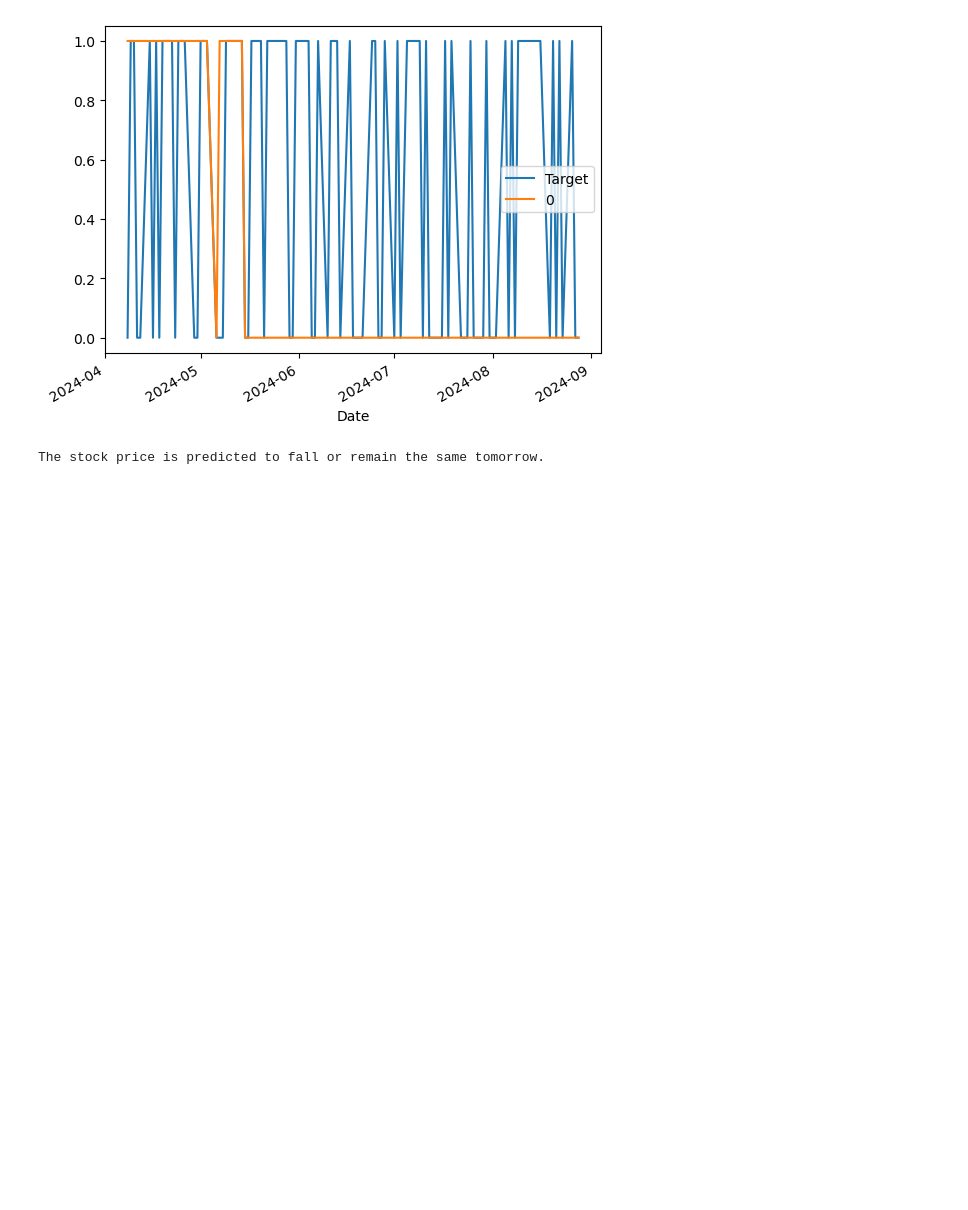
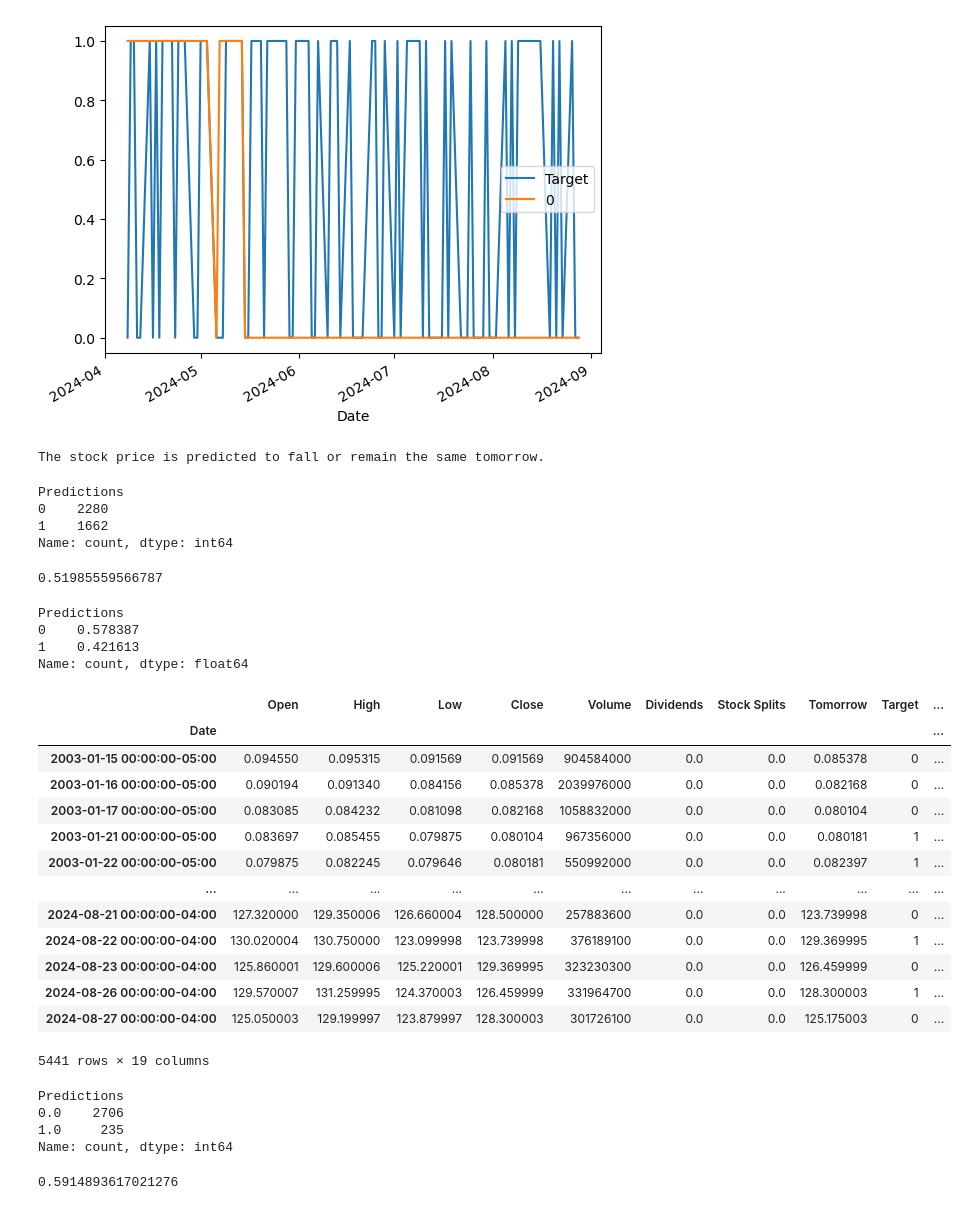
Before and after one commit to ANUPRANAY/Stock-Price-Prediction-Final-Project, a Jupyter notebook: NVDA_Stock_Prediction.ipynb, the cells around one changed output. Saved outputs shown, nothing was run; the diff lists cells and outputs as text; code cells hidden in the pictures; blank space fills up the shorter version.

Commit message:
Updated code with rolling averages

```diff
--- a/NVDA_Stock_Prediction.ipynb
+++ b/NVDA_Stock_Prediction.ipynb
@@ -153,0 +173,48 @@ The stock price is predicted to fall or remain the same tomorrow.
+# %%
+predictions["Predictions"].value_counts()
+# %% [output]
+Predictions
+0    2280
+1    1662
+Name: count, dtype: int64
+# %%
+precision_score(predictions["Target"], predictions["Predictions"])
+# %% [output]
+0.51985559566787
+# %%
+predictions["Predictions"].value_counts() / predictions.shape[0]
+# %% [output]
+Predictions
+0    0.578387
+1    0.421613
+Name: count, dtype: float64
+# %%
+horizons = [2, 5, 60, 250, 1000]
+new_predictors = []
+
+for horizon in horizons:
+    rolling_averages = nvda_data.rolling(horizon).mean()
+    ratio_column = f"Close_Ratio_{horizon}"
+    nvda_data[ratio_column] = nvda_data["Close"] / rolling_averages["Close"]
+    trend_column = f"Trend_{horizon}"
+    nvda_data[trend_column] = nvda_data.shift(1).rolling(horizon).sum()["Target"]
+    new_predictors += [ratio_column, trend_column]
+# %%
+nvda_data = nvda_data.dropna()
+# %%
+nvda_data
+# %% [output]
+|  | Open | High | Low | Close | Volume | Dividends | Stock Splits | Tomorrow | Target | ... |
+| Date |  |  |  |  |  |  |  |  |  | ... |
+| 2003-01-15 00:00:00-05:00 | 0.094550 | 0.095315 | 0.091569 | 0.091569 | 904584000 | 0.0 | 0.0 | 0.085378 | 0 | ... |
+| 2003-01-16 00:00:00-05:00 | 0.090194 | 0.091340 | 0.084156 | 0.085378 | 2039976000 | 0.0 | 0.0 | 0.082168 | 0 | ... |
+| 2003-01-17 00:00:00-05:00 | 0.083085 | 0.084232 | 0.081098 | 0.082168 | 1058832000 | 0.0 | 0.0 | 0.080104 | 0 | ... |
+| 2003-01-21 00:00:00-05:00 | 0.083697 | 0.085455 | 0.079875 | 0.080104 | 967356000 | 0.0 | 0.0 | 0.080181 | 1 | ... |
+| 2003-01-22 00:00:00-05:00 | 0.079875 | 0.082245 | 0.079646 | 0.080181 | 550992000 | 0.0 | 0.0 | 0.082397 | 1 | ... |
+| ... | ... | ... | ... | ... | ... | ... | ... | ... | ... | ... |
+| 2024-08-21 00:00:00-04:00 | 127.320000 | 129.350006 | 126.660004 | 128.500000 | 257883600 | 0.0 | 0.0 | 123.739998 | 0 | ... |
+| 2024-08-22 00:00:00-04:00 | 130.020004 | 130.750000 | 123.099998 | 123.739998 | 376189100 | 0.0 | 0.0 | 129.369995 | 1 | ... |
+| 2024-08-23 00:00:00-04:00 | 125.860001 | 129.600006 | 125.220001 | 129.369995 | 323230300 | 0.0 | 0.0 | 126.459999 | 0 | ... |
+| 2024-08-26 00:00:00-04:00 | 129.570007 | 131.259995 | 124.370003 | 126.459999 | 331964700 | 0.0 | 0.0 | 128.300003 | 1 | ... |
+| 2024-08-27 00:00:00-04:00 | 125.050003 | 129.199997 | 123.879997 | 128.300003 | 301726100 | 0.0 | 0.0 | 125.175003 | 0 | ... |
+5441 rows × 19 columns
@@ -153,0 +234,11 @@ The stock price is predicted to fall or remain the same tomorrow.
+# %%
+predictions["Predictions"].value_counts()
+# %% [output]
+Predictions
+0.0    2706
+1.0     235
+Name: count, dtype: int64
+# %%
+precision_score(predictions["Target"], predictions["Predictions"])
+# %% [output]
+0.5914893617021276
```
Also changed, not shown: parts of 6 cells of this notebook.
